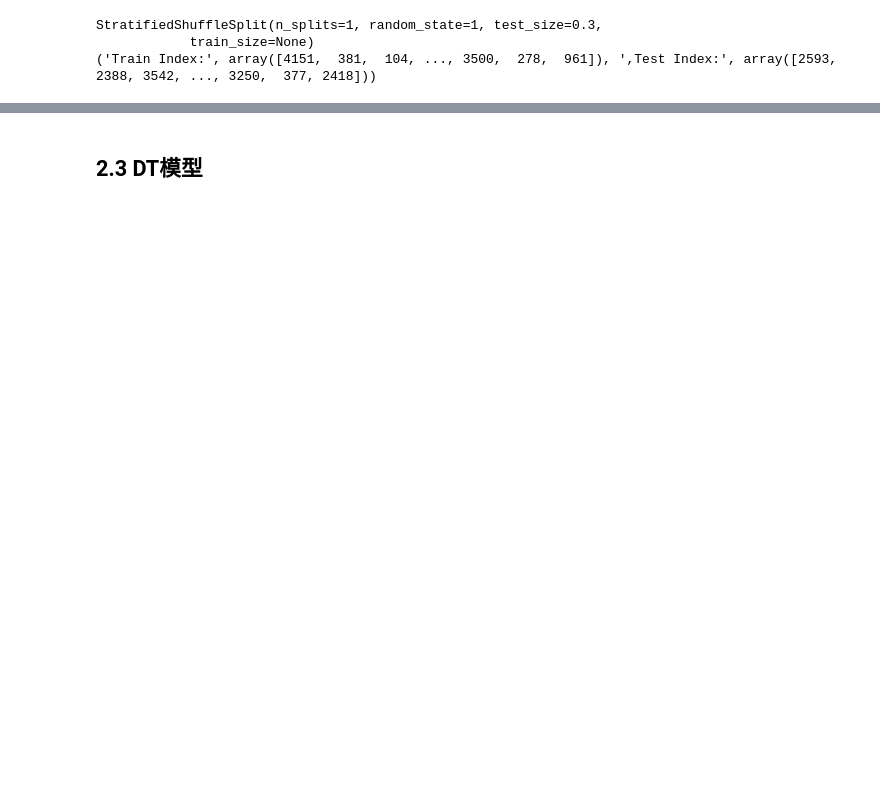
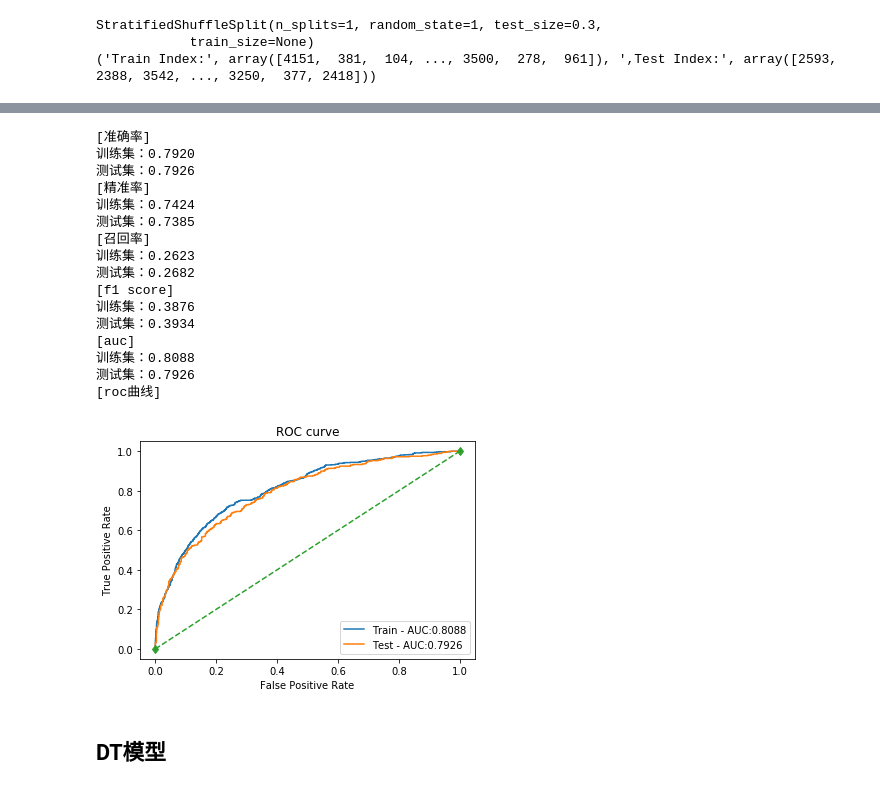
Before and after one commit to JepsonWong/Algorithm_Competition, a Jupyter notebook: 客户逾期分析/test.ipynb, the cells around one changed output, grey strips where cells are left out. Cells and saved outputs as stored; diff of their text form; code cells hidden in the pictures; blank space fills up the shorter version.

```diff
--- a/客户逾期分析/test.ipynb
+++ b/客户逾期分析/test.ipynb
@@ -525,4 +475,42 @@ ROC AUC：
+# %%
+# LinearSVC模型
+lin_svc = SVC(kernel='linear', probability=True)
+lin_svc.fit(X_train,y_train)
+
+# 预测
+y_train_pred = lin_svc.predict(X_train)
+y_test_pred = lin_svc.predict(X_test)
+# 预测概率
+y_train_proba = lin_svc.predict_proba(X_train)[:, 1]
+y_test_proba = lin_svc.predict_proba(X_test)[:, 1]
+# 模型评估
+model_metrics(X_train, y_train, X_test, y_test, y_train_pred, y_test_pred, y_train_proba, y_test_proba)
+
+# print y_train[0:100]
+# print y_test_pred[0:100]
+# print y_test_pred[100:200]
+
+# SVM预测结果都是同一个值，可能原因有：1. 可能是由于样本数据没有归一化导致的。由于维度太大，如果不采用归一化处理的话，各个点的距离值将非常大，
+# 故模型对于待预测点的预测结果值都判为同一个值。2. 也有可能是参数的问题。
+# %% [output]
+[准确率]
+训练集：0.7920
+测试集：0.7926
+[精准率]
+训练集：0.7424
+测试集：0.7385
+[召回率]
+训练集：0.2623
+测试集：0.2682
+[f1 score]
+训练集：0.3876
+测试集：0.3934
+[auc]
+训练集：0.8088
+测试集：0.7926
+[roc曲线]
+[figure, added]
 # %% [markdown]
 <a id='2.3'></a>
-## 2.3 DT模型
+## DT模型
 # %%
```
Also changed, not shown: parts of 27 cells of this notebook, 5 other files.
